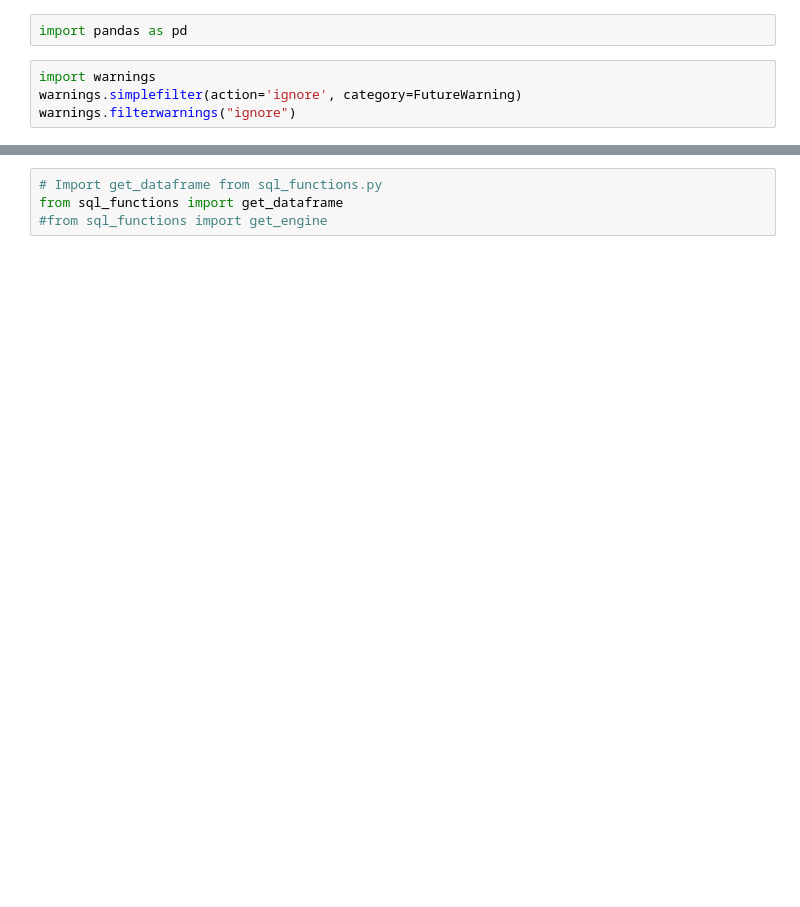
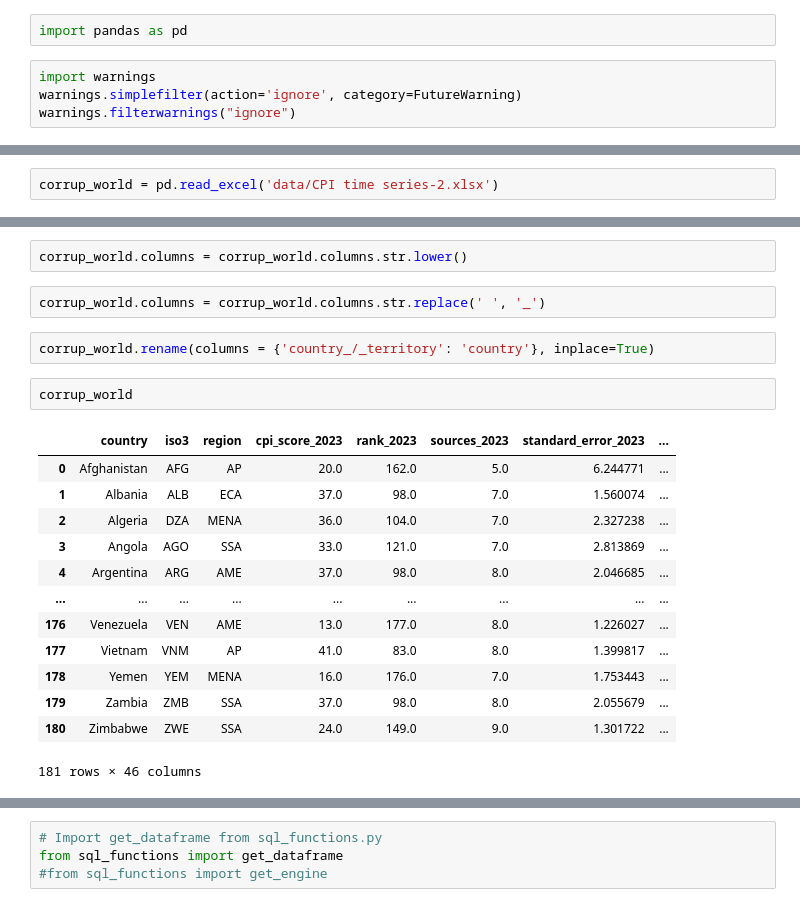
Before and after one commit to EduHealth-Insights/Edu-health-demographics, a Jupyter notebook: corruption_control.ipynb, the cells around one changed output, grey strips where cells are left out. Saved outputs shown, nothing was run; the diff lists cells and outputs as text; blank space fills up the shorter version.

Commit message:
corruption control updated

```diff
--- a/corruption_control.ipynb
+++ b/corruption_control.ipynb
@@ -8,0 +9,2 @@ corrup = pd.read_excel('data/Percentage_corruption_control.xlsx')
+# %%
+corrup_world = pd.read_excel('data/CPI time series-2.xlsx')
@@ -8,0 +23,22 @@ corrup = pd.read_excel('data/Percentage_corruption_control.xlsx')
+# %%
+corrup_world.columns = corrup_world.columns.str.lower()
+# %%
+corrup_world.columns = corrup_world.columns.str.replace(' ', '_')
+# %%
+corrup_world.rename(columns = {'country_/_territory': 'country'}, inplace=True)
+# %%
+corrup_world
+# %% [output]
+|  | country | iso3 | region | cpi_score_2023 | rank_2023 | sources_2023 | standard_error_2023 | ... |
+| 0 | Afghanistan | AFG | AP | 20.0 | 162.0 | 5.0 | 6.244771 | ... |
+| 1 | Albania | ALB | ECA | 37.0 | 98.0 | 7.0 | 1.560074 | ... |
+| 2 | Algeria | DZA | MENA | 36.0 | 104.0 | 7.0 | 2.327238 | ... |
+| 3 | Angola | AGO | SSA | 33.0 | 121.0 | 7.0 | 2.813869 | ... |
+| 4 | Argentina | ARG | AME | 37.0 | 98.0 | 8.0 | 2.046685 | ... |
+| ... | ... | ... | ... | ... | ... | ... | ... | ... |
+| 176 | Venezuela | VEN | AME | 13.0 | 177.0 | 8.0 | 1.226027 | ... |
+| 177 | Vietnam | VNM | AP | 41.0 | 83.0 | 8.0 | 1.399817 | ... |
+| 178 | Yemen | YEM | MENA | 16.0 | 176.0 | 7.0 | 1.753443 | ... |
+| 179 | Zambia | ZMB | SSA | 37.0 | 98.0 | 8.0 | 2.055679 | ... |
+| 180 | Zimbabwe | ZWE | SSA | 24.0 | 149.0 | 9.0 | 1.301722 | ... |
+181 rows × 46 columns
```
Also changed, not shown: parts of 31 cells of this notebook.
